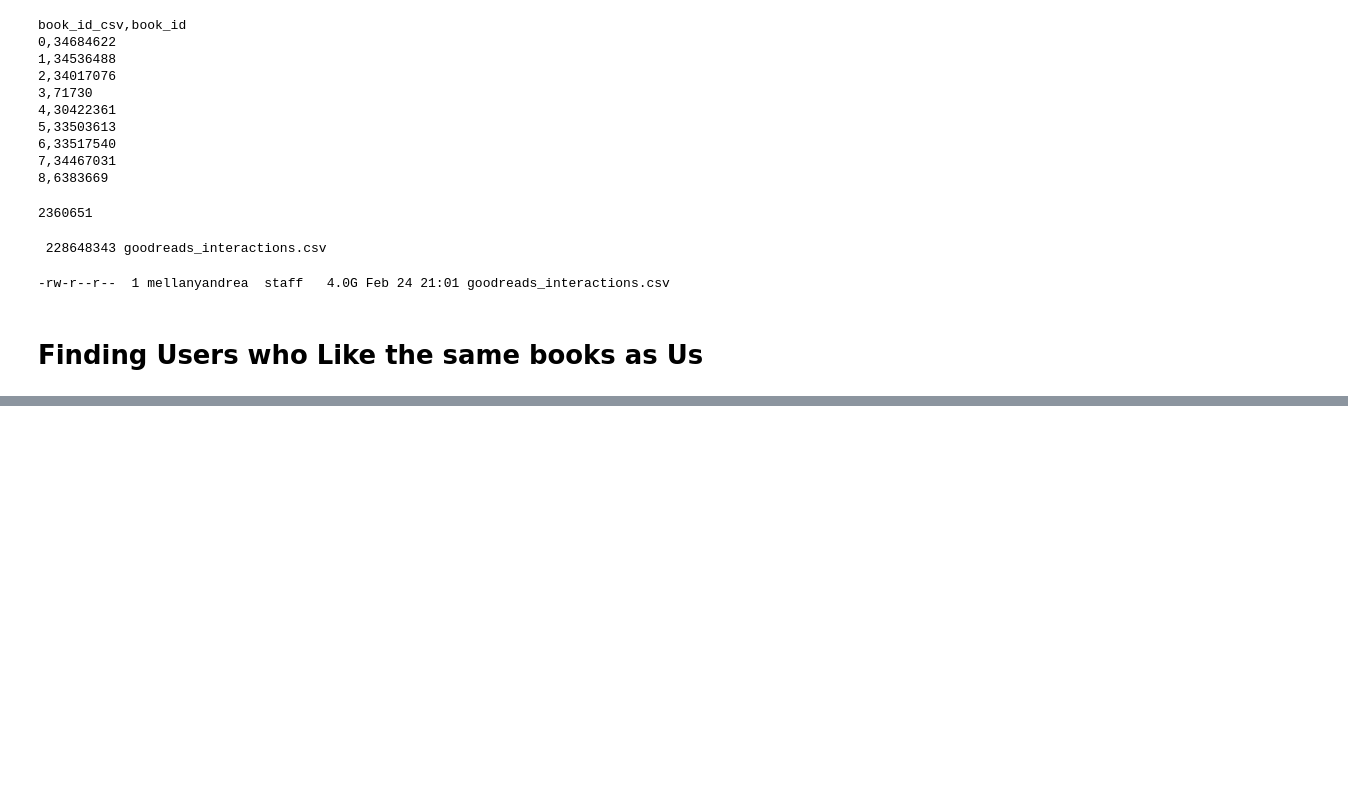
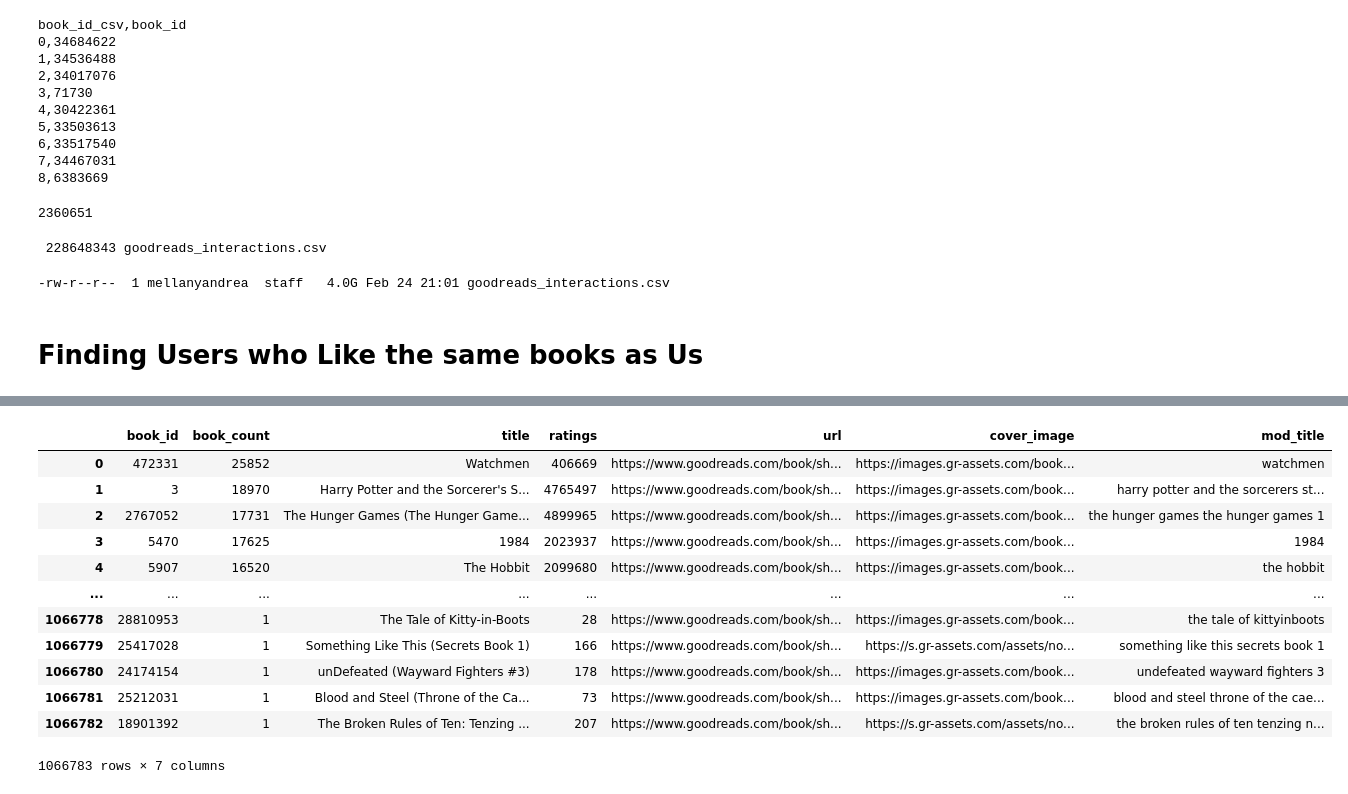
Before and after one commit to mellanyquiroz/Book-Recommendation-System, a Jupyter notebook: recommendations.ipynb, the cells around one changed output, grey strips where cells are left out. Cells and saved outputs as stored; diff of their text form; code cells hidden in the pictures; blank space fills up the shorter version.

```diff
--- a/recommendations.ipynb
+++ b/recommendations.ipynb
@@ -71,0 +164,3 @@ with open("goodreads_interactions.csv", 'r') as f:
+# %%
+# Look at all recs to give us a dataframe of how many times a book appeared in our set.
+all_recs = recs["book_id"].value_counts()
@@ -71,0 +232,16 @@ with open("goodreads_interactions.csv", 'r') as f:
+# %%
+all_recs
+# %% [output]
+|  | book_id | book_count | title | ratings | url | cover_image | mod_title |
+| 0 | 472331 | 25852 | Watchmen | 406669 | https://www.goodreads.com/book/sh... | https://images.gr-assets.com/book... | watchmen |
+| 1 | 3 | 18970 | Harry Potter and the Sorcerer's S... | 4765497 | https://www.goodreads.com/book/sh... | https://images.gr-assets.com/book... | harry potter and the sorcerers st... |
+| 2 | 2767052 | 17731 | The Hunger Games (The Hunger Game... | 4899965 | https://www.goodreads.com/book/sh... | https://images.gr-assets.com/book... | the hunger games the hunger games 1 |
+| 3 | 5470 | 17625 | 1984 | 2023937 | https://www.goodreads.com/book/sh... | https://images.gr-assets.com/book... | 1984 |
+| 4 | 5907 | 16520 | The Hobbit | 2099680 | https://www.goodreads.com/book/sh... | https://images.gr-assets.com/book... | the hobbit |
+| ... | ... | ... | ... | ... | ... | ... | ... |
+| 1066778 | 28810953 | 1 | The Tale of Kitty-in-Boots | 28 | https://www.goodreads.com/book/sh... | https://images.gr-assets.com/book... | the tale of kittyinboots |
+| 1066779 | 25417028 | 1 | Something Like This (Secrets Book 1) | 166 | https://www.goodreads.com/book/sh... | https://s.gr-assets.com/assets/no... | something like this secrets book 1 |
+| 1066780 | 24174154 | 1 | unDefeated (Wayward Fighters #3) | 178 | https://www.goodreads.com/book/sh... | https://images.gr-assets.com/book... | undefeated wayward fighters 3 |
+| 1066781 | 25212031 | 1 | Blood and Steel (Throne of the Ca... | 73 | https://www.goodreads.com/book/sh... | https://images.gr-assets.com/book... | blood and steel throne of the cae... |
+| 1066782 | 18901392 | 1 | The Broken Rules of Ten: Tenzing ... | 207 | https://www.goodreads.com/book/sh... | https://s.gr-assets.com/assets/no... | the broken rules of ten tenzing n... |
+1066783 rows × 7 columns
```
Also changed, not shown: parts of 27 cells of this notebook, 2 other files.
